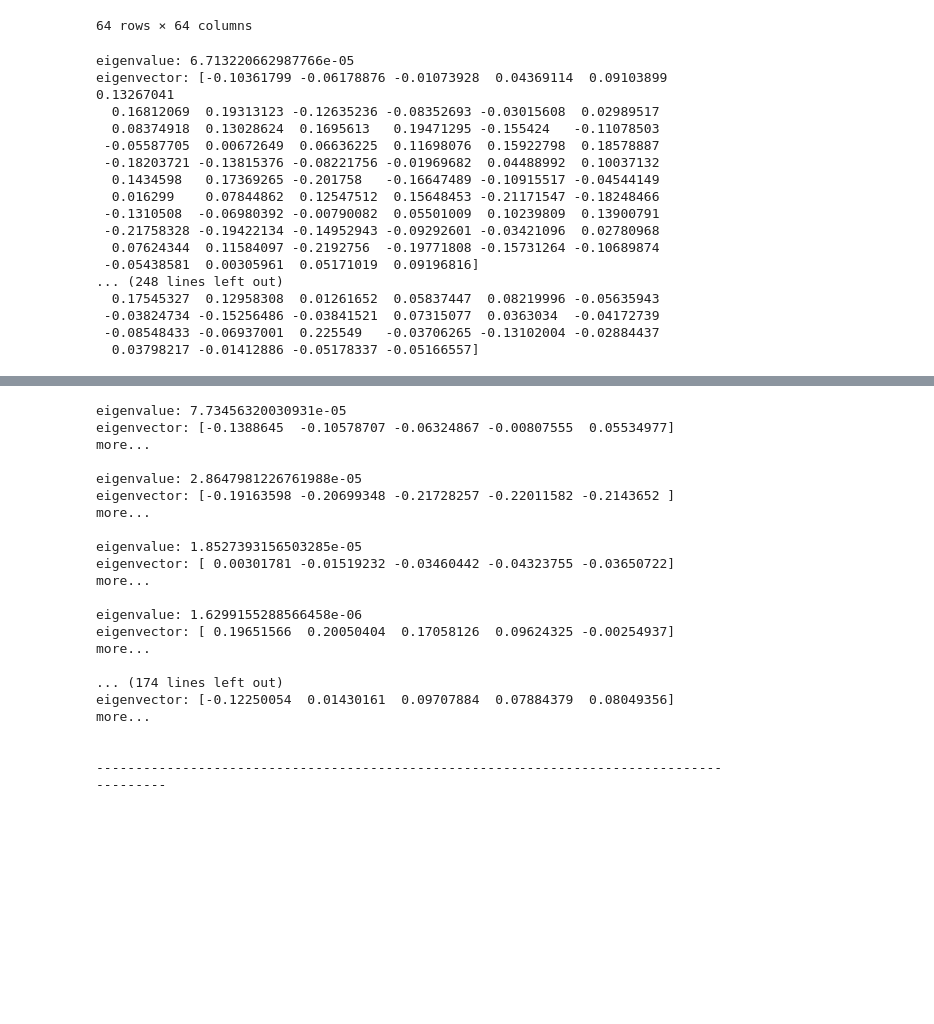
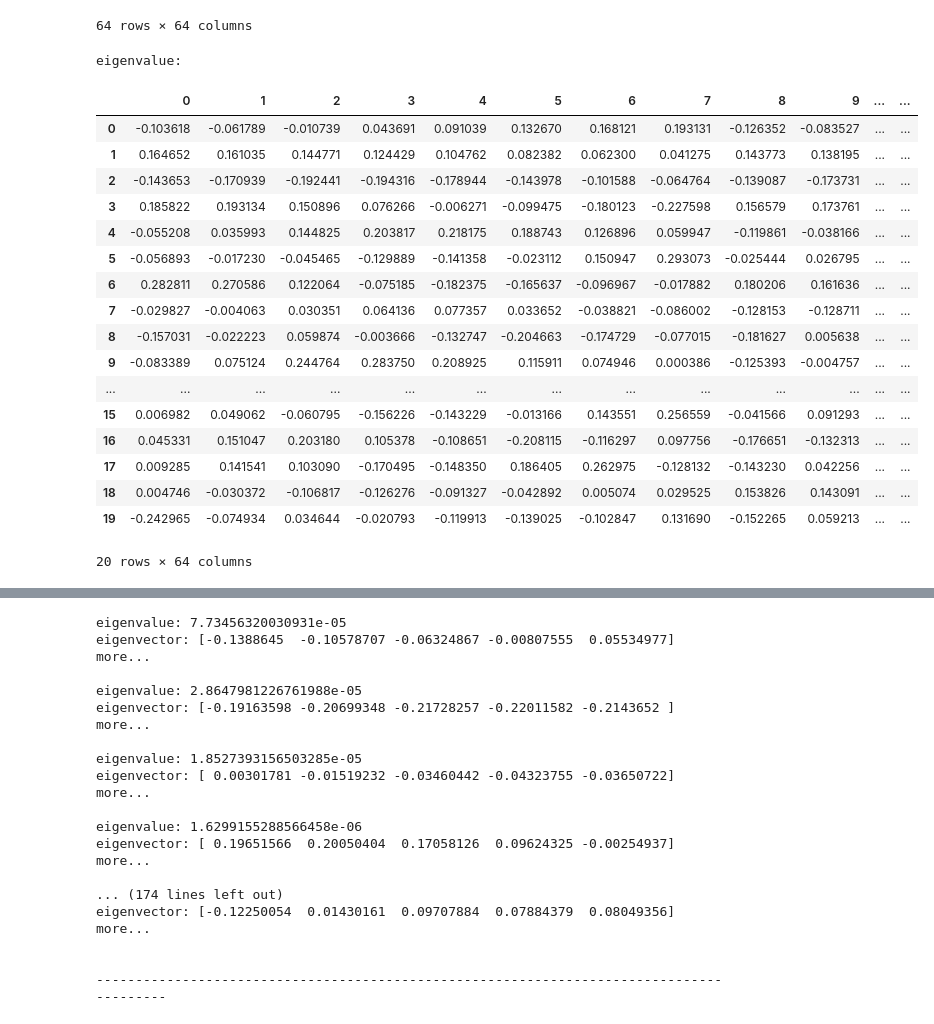
Before and after one commit to nahbos/AUT-Pattern-Recognition, a Jupyter notebook: SPR_HW3/EX03_Q4.ipynb, the cells around one changed output, grey strips where cells are left out. Cells and saved outputs as stored; diff of their text form; code cells hidden in the pictures; blank space fills up the shorter version.

```diff
--- a/SPR_HW3/EX03_Q4.ipynb
+++ b/SPR_HW3/EX03_Q4.ipynb
@@ -103,25 +103,26 @@ for channel in dataset_joe:
 # %%
 pca_donald = PCA(n_components=20)
 reduced_donald = pca_donald.fit_transform(donaldcov)
-for val, vec in zip(pca_donald.explained_variance_, pca_donald.components_):
-    print('eigenvalue: {}'.format(val))
-    print('eigenvector: {}'.format(vec))
-    print()
-# %% [output]
-eigenvalue: 6.713220662987766e-05
-eigenvector: [-0.10361799 -0.06178876 -0.01073928  0.04369114  0.09103899  0.13267041
-  0.16812069  0.19313123 -0.12635236 -0.08352693 -0.03015608  0.02989517
-  0.08374918  0.13028624  0.1695613   0.19471295 -0.155424   -0.11078503
- -0.05587705  0.00672649  0.06636225  0.11698076  0.15922798  0.18578887
- -0.18203721 -0.13815376 -0.08221756 -0.01969682  0.04488992  0.10037132
-  0.1434598   0.17369265 -0.201758   -0.16647489 -0.10915517 -0.04544149
-  0.016299    0.07844862  0.12547512  0.15648453 -0.21171547 -0.18248466
- -0.1310508  -0.06980392 -0.00790082  0.05501009  0.10239809  0.13900791
- -0.21758328 -0.19422134 -0.14952943 -0.09292601 -0.03421096  0.02780968
-  0.07624344  0.11584097 -0.2192756  -0.19771808 -0.15731264 -0.10689874
- -0.05438581  0.00305961  0.05171019  0.09196816]
-... (248 lines left out)
-  0.17545327  0.12958308  0.01261652  0.05837447  0.08219996 -0.05635943
- -0.03824734 -0.15256486 -0.03841521  0.07315077  0.0363034  -0.04172739
- -0.08548433 -0.06937001  0.225549   -0.03706265 -0.13102004 -0.02884437
-  0.03798217 -0.01412886 -0.05178337 -0.05166557]
+# %%
+print('eigenvalue:')
+pd.DataFrame(pca_donald.components_)
+# %% [output]
+eigenvalue:
+|  | 0 | 1 | 2 | 3 | 4 | 5 | 6 | 7 | 8 | 9 | ... | ... |
+| 0 | -0.103618 | -0.061789 | -0.010739 | 0.043691 | 0.091039 | 0.132670 | 0.168121 | 0.193131 | -0.126352 | -0.083527 | ... | ... |
+| 1 | 0.164652 | 0.161035 | 0.144771 | 0.124429 | 0.104762 | 0.082382 | 0.062300 | 0.041275 | 0.143773 | 0.138195 | ... | ... |
+| 2 | -0.143653 | -0.170939 | -0.192441 | -0.194316 | -0.178944 | -0.143978 | -0.101588 | -0.064764 | -0.139087 | -0.173731 | ... | ... |
+| 3 | 0.185822 | 0.193134 | 0.150896 | 0.076266 | -0.006271 | -0.099475 | -0.180123 | -0.227598 | 0.156579 | 0.173761 | ... | ... |
+| 4 | -0.055208 | 0.035993 | 0.144825 | 0.203817 | 0.218175 | 0.188743 | 0.126896 | 0.059947 | -0.119861 | -0.038166 | ... | ... |
+| 5 | -0.056893 | -0.017230 | -0.045465 | -0.129889 | -0.141358 | -0.023112 | 0.150947 | 0.293073 | -0.025444 | 0.026795 | ... | ... |
+| 6 | 0.282811 | 0.270586 | 0.122064 | -0.075185 | -0.182375 | -0.165637 | -0.096967 | -0.017882 | 0.180206 | 0.161636 | ... | ... |
+| 7 | -0.029827 | -0.004063 | 0.030351 | 0.064136 | 0.077357 | 0.033652 | -0.038821 | -0.086002 | -0.128153 | -0.128711 | ... | ... |
+| 8 | -0.157031 | -0.022223 | 0.059874 | -0.003666 | -0.132747 | -0.204663 | -0.174729 | -0.077015 | -0.181627 | 0.005638 | ... | ... |
+| 9 | -0.083389 | 0.075124 | 0.244764 | 0.283750 | 0.208925 | 0.115911 | 0.074946 | 0.000386 | -0.125393 | -0.004757 | ... | ... |
+| ... | ... | ... | ... | ... | ... | ... | ... | ... | ... | ... | ... | ... |
+| 15 | 0.006982 | 0.049062 | -0.060795 | -0.156226 | -0.143229 | -0.013166 | 0.143551 | 0.256559 | -0.041566 | 0.091293 | ... | ... |
+| 16 | 0.045331 | 0.151047 | 0.203180 | 0.105378 | -0.108651 | -0.208115 | -0.116297 | 0.097756 | -0.176651 | -0.132313 | ... | ... |
+| 17 | 0.009285 | 0.141541 | 0.103090 | -0.170495 | -0.148350 | 0.186405 | 0.262975 | -0.128132 | -0.143230 | 0.042256 | ... | ... |
+| 18 | 0.004746 | -0.030372 | -0.106817 | -0.126276 | -0.091327 | -0.042892 | 0.005074 | 0.029525 | 0.153826 | 0.143091 | ... | ... |
+| 19 | -0.242965 | -0.074934 | 0.034644 | -0.020793 | -0.119913 | -0.139025 | -0.102847 | 0.131690 | -0.152265 | 0.059213 | ... | ... |
+20 rows × 64 columns
```
Also changed, not shown: parts of 2 cells of this notebook, 3 other files.
